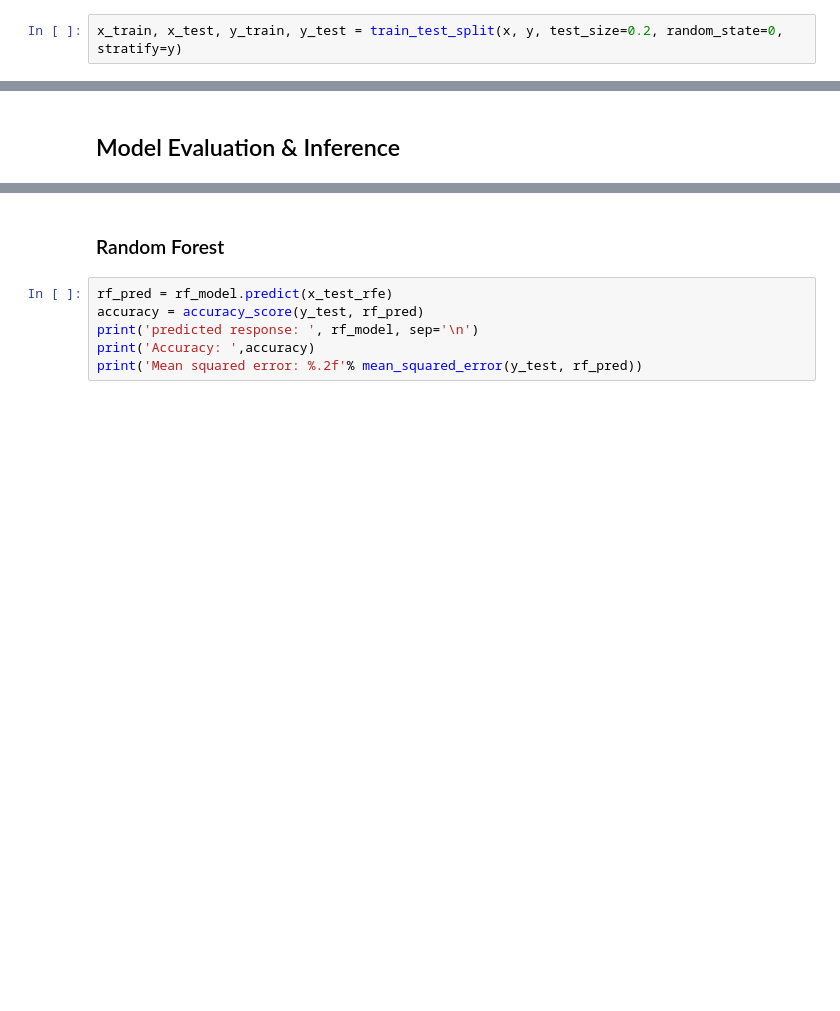
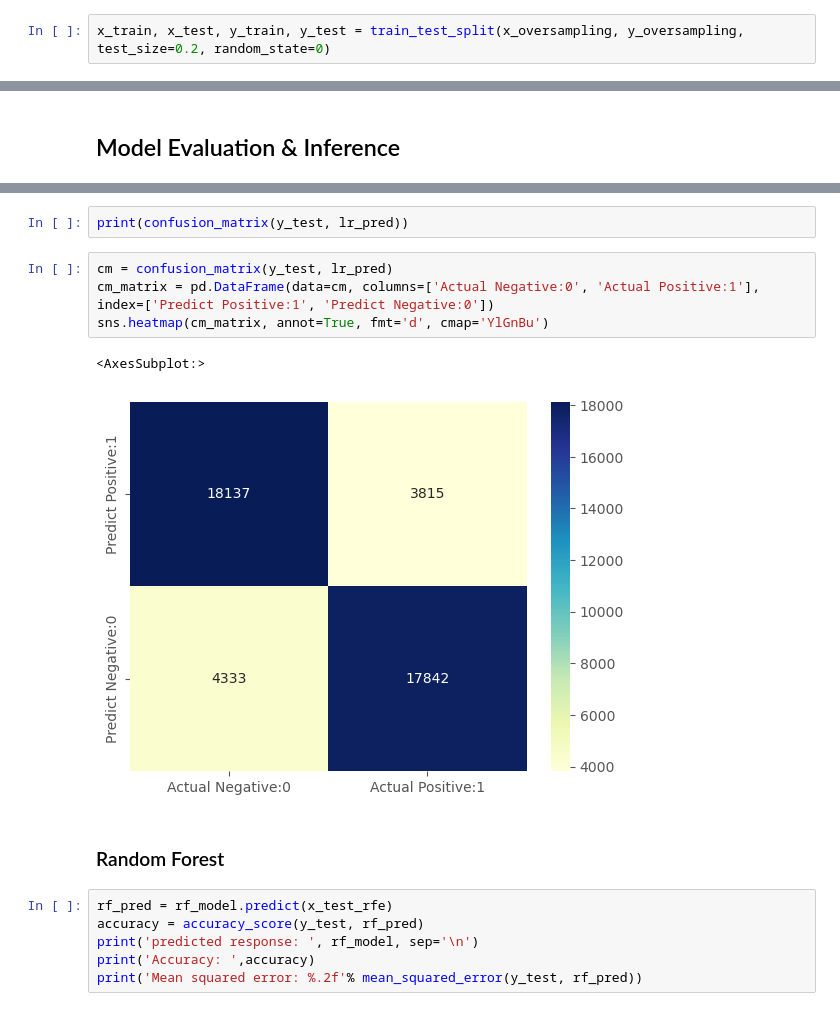
Before and after one commit to JonathanAdi7/Final-Project_Kelompok4, a Jupyter notebook: PYTN_KampusMerdeka_fp2_Kelompok 4 baru saja.ipynb, the cells around one changed output, grey strips where cells are left out. Drawn from its saved outputs; the diff is of its cells as text; blank space fills up the shorter version.

```diff
--- a/PYTN_KampusMerdeka_fp2_Kelompok 4 baru saja.ipynb
+++ b/PYTN_KampusMerdeka_fp2_Kelompok 4 baru saja.ipynb
@@ -830,2 +829,2 @@ y = scaled_data2.RainTomorrow
 # %%
-x_train, x_test, y_train, y_test = train_test_split(x, y, test_size=0.2, random_state=0, stratify=y)
+x_train, x_test, y_train, y_test = train_test_split(x_oversampling, y_oversampling, test_size=0.2, random_state=0)
@@ -972,3 +970,12 @@ print('train score : ', svc_model.score(x_train_rfe, y_train_oversampling))
+# %%
+print(confusion_matrix(y_test, lr_pred))
+# %%
+cm = confusion_matrix(y_test, lr_pred)
+cm_matrix = pd.DataFrame(data=cm, columns=['Actual Negative:0', 'Actual Positive:1'], index=['Predict Positive:1', 'Predict Negative:0'])
+sns.heatmap(cm_matrix, annot=True, fmt='d', cmap='YlGnBu')
+# %% [output]
+<AxesSubplot:>
+[figure, added]
 # %% [markdown]
 ### Random Forest
 # %%
```
Also changed, not shown: parts of 95 cells of this notebook.
